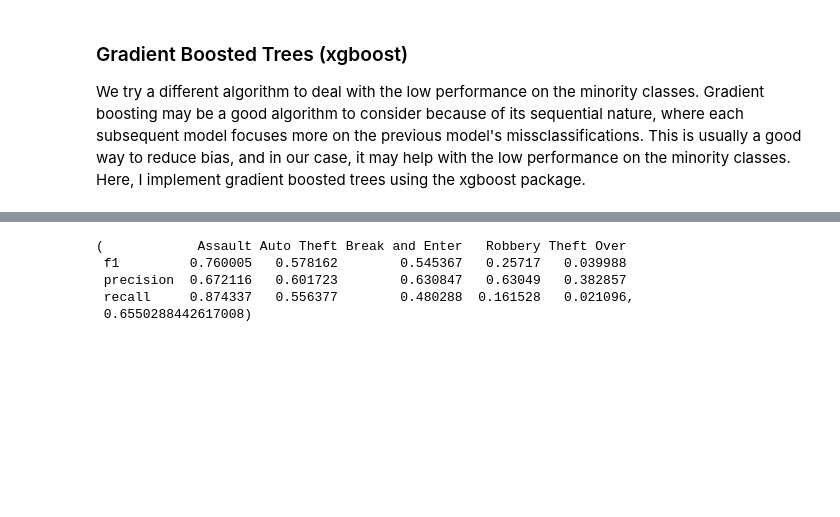
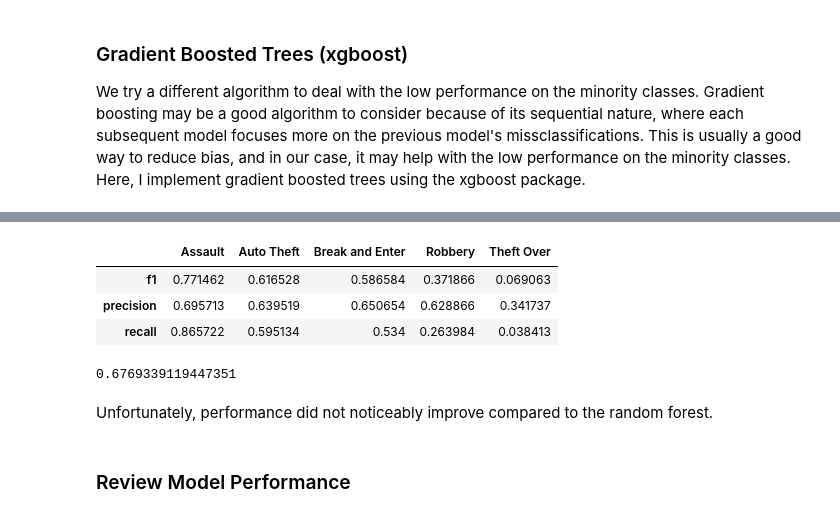
Before and after one commit to Matt2371/Toronto-Crimes, a Jupyter notebook: predictive_modeling.ipynb, the cells around one changed output, grey strips where cells are left out. Saved outputs shown, nothing was run; the diff lists cells and outputs as text; code cells hidden in the pictures; blank space fills up the shorter version.

```diff
--- a/predictive_modeling.ipynb
+++ b/predictive_modeling.ipynb
@@ -238,0 +295,3 @@ model = xgb.train(params, dtrain1, num_boost_round)
+# %%
+# Conduct random search
+random_search.fit(X_train1, y_train1)
@@ -238,0 +317,4 @@ model = xgb.train(params, dtrain1, num_boost_round)
+# %%
+# Get the best parameters and best score
+best_params = random_search.best_params_
+best_params
@@ -238,0 +336,7 @@ model = xgb.train(params, dtrain1, num_boost_round)
+# %%
+# Fit the model
+xgb_classifier = xgb.XGBClassifier(**best_params, objective = 'multi:softmax',
+                                   num_class = 5, tree_method='gpu_hist',
+                                   gpu_id=0)
+
+xgb_classifier.fit(X_train1, y_train1)
@@ -239,12 +355,20 @@ model = xgb.train(params, dtrain1, num_boost_round)
 # %%
 # Get predicted values
-dtest1 = xgb.DMatrix(X_test1)
-y_pred1 = model.predict(dtest1)
+y_pred1_xgb = xgb_classifier.predict(X_test1)
 # %%
-multi_performance(y_true=y_test1, y_pred=y_pred1, classes=classes)
+# Evaluate performance
+multi_performance(y_true=y_test1, y_pred=y_pred1_xgb, classes=classes)[0]
 # %% [output]
-(            Assault Auto Theft Break and Enter   Robbery Theft Over
- f1         0.760005   0.578162        0.545367   0.25717   0.039988
- precision  0.672116   0.601723        0.630847   0.63049   0.382857
- recall     0.874337   0.556377        0.480288  0.161528   0.021096,
- 0.6550288442617008)
+|  | Assault | Auto Theft | Break and Enter | Robbery | Theft Over |
+| f1 | 0.771462 | 0.616528 | 0.586584 | 0.371866 | 0.069063 |
+| precision | 0.695713 | 0.639519 | 0.650654 | 0.628866 | 0.341737 |
+| recall | 0.865722 | 0.595134 | 0.534 | 0.263984 | 0.038413 |
+# %%
+# Overall accuracy
+multi_performance(y_true=y_test1, y_pred=y_pred1_xgb, classes=classes)[1]
+# %% [output]
+0.6769339119447351
+# %% [markdown]
+Unfortunately, performance did not noticeably improve compared to the random forest.
+# %% [markdown]
+### Review Model Performance
```
Also changed, not shown: parts of 47 cells of this notebook.
